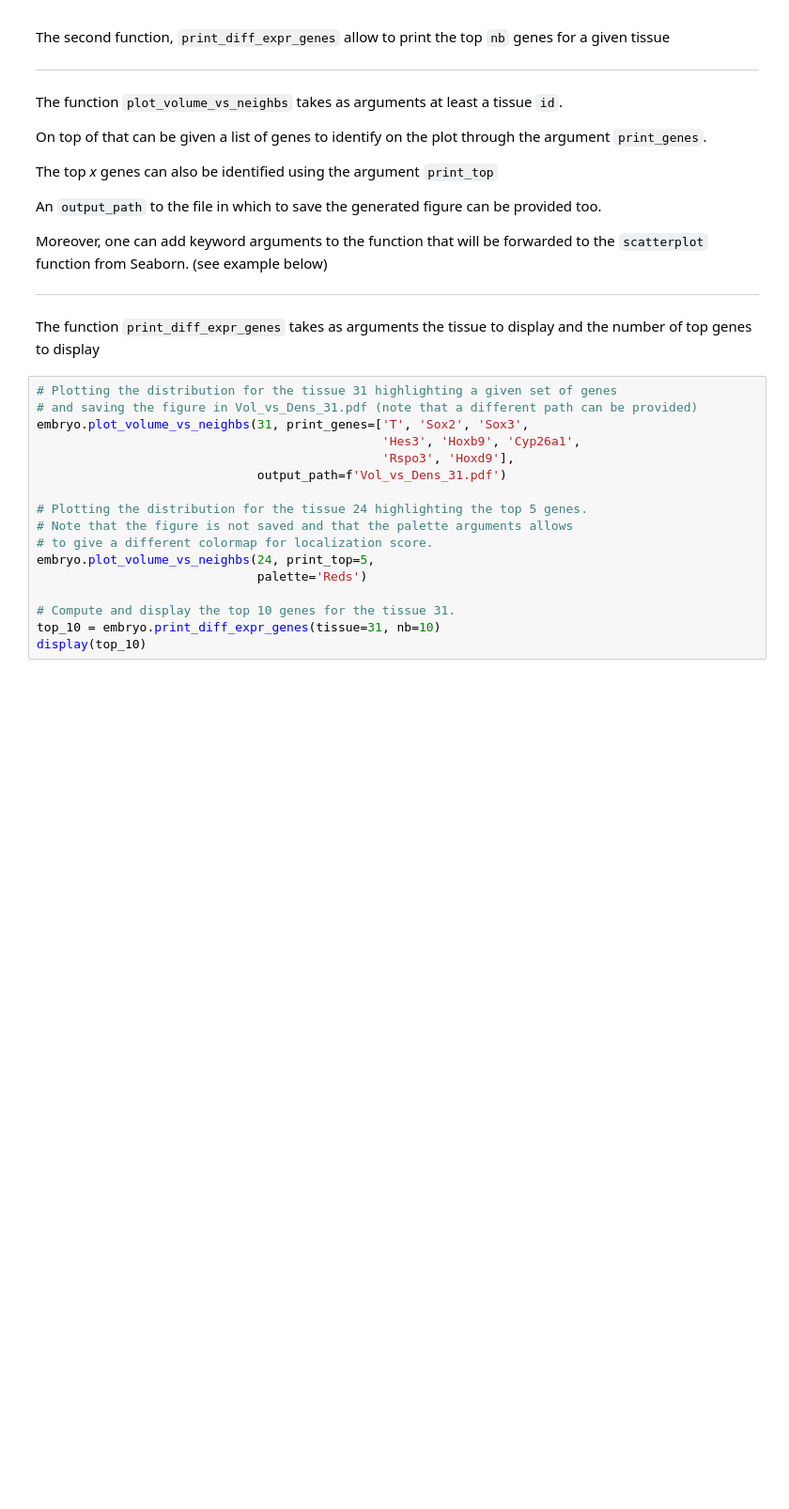
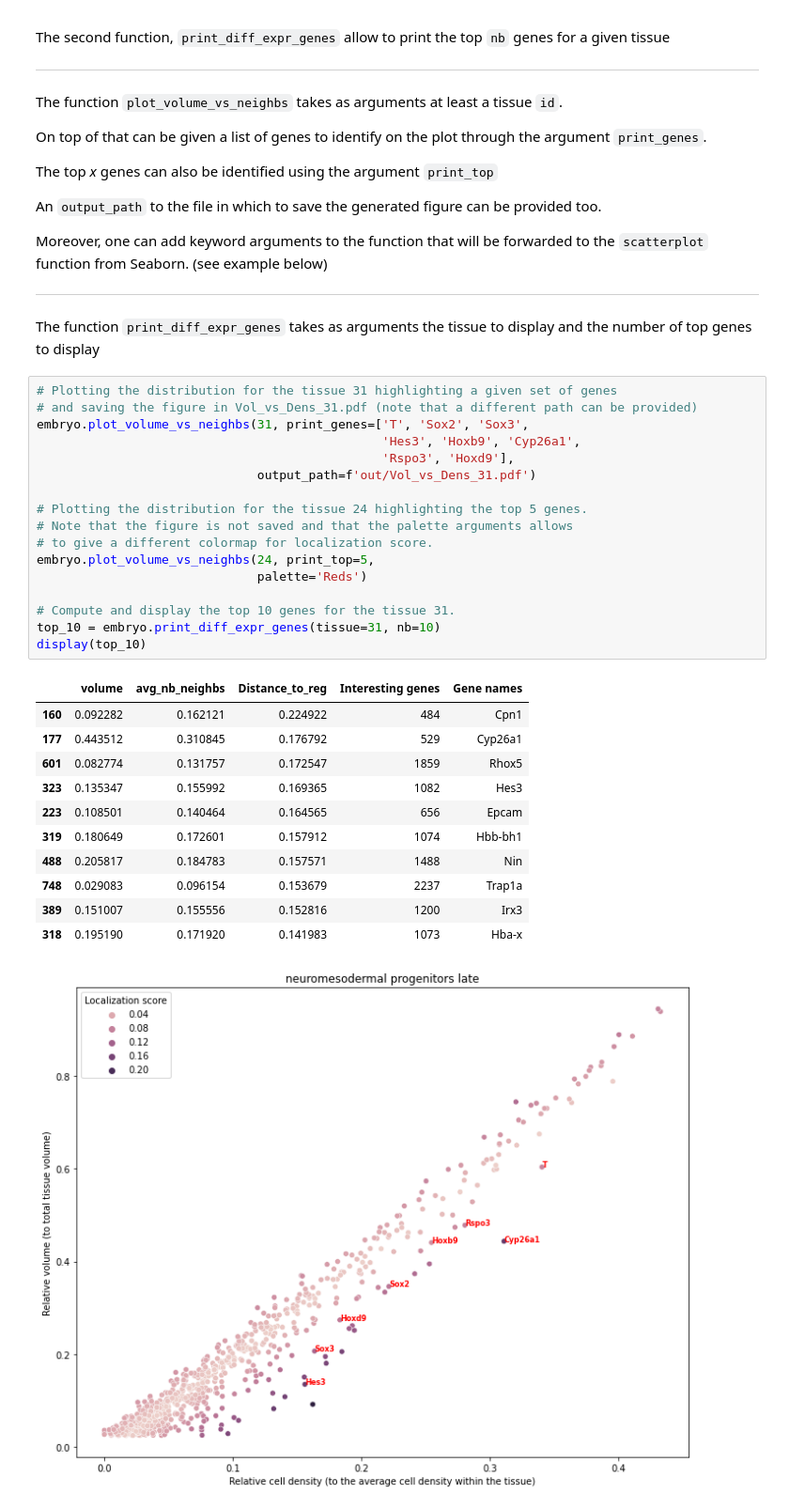
Before and after one commit to GuignardLab/sc3D, a Jupyter notebook: Spatial-differential-expression.ipynb, the cells around one changed output. Shown at 94% size. Drawn from its saved outputs; the diff is of its cells as text; blank space fills up the shorter version.

```diff
--- a/Spatial-differential-expression.ipynb
+++ b/Spatial-differential-expression.ipynb
@@ -121,17 +131,30 @@ The function `print_diff_expr_genes` takes as arguments the tissue to display an
 # %%
 # Plotting the distribution for the tissue 31 highlighting a given set of genes
 # and saving the figure in Vol_vs_Dens_31.pdf (note that a different path can be provided)
 embryo.plot_volume_vs_neighbs(31, print_genes=['T', 'Sox2', 'Sox3',
                                                'Hes3', 'Hoxb9', 'Cyp26a1',
                                                'Rspo3', 'Hoxd9'],
-                              output_path=f'Vol_vs_Dens_31.pdf')
+                              output_path=f'out/Vol_vs_Dens_31.pdf')
 
 # Plotting the distribution for the tissue 24 highlighting the top 5 genes.
 # Note that the figure is not saved and that the palette arguments allows
 # to give a different colormap for localization score.
 embryo.plot_volume_vs_neighbs(24, print_top=5,
                               palette='Reds')
 
 # Compute and display the top 10 genes for the tissue 31.
 top_10 = embryo.print_diff_expr_genes(tissue=31, nb=10)
 display(top_10)
+# %% [output]
+|  | volume | avg_nb_neighbs | Distance_to_reg | Interesting genes | Gene names |
+| 160 | 0.092282 | 0.162121 | 0.224922 | 484 | Cpn1 |
+| 177 | 0.443512 | 0.310845 | 0.176792 | 529 | Cyp26a1 |
+| 601 | 0.082774 | 0.131757 | 0.172547 | 1859 | Rhox5 |
+| 323 | 0.135347 | 0.155992 | 0.169365 | 1082 | Hes3 |
+| 223 | 0.108501 | 0.140464 | 0.164565 | 656 | Epcam |
+| 319 | 0.180649 | 0.172601 | 0.157912 | 1074 | Hbb-bh1 |
+| 488 | 0.205817 | 0.184783 | 0.157571 | 1488 | Nin |
+| 748 | 0.029083 | 0.096154 | 0.153679 | 2237 | Trap1a |
+| 389 | 0.151007 | 0.155556 | 0.152816 | 1200 | Irx3 |
+| 318 | 0.195190 | 0.171920 | 0.141983 | 1073 | Hba-x |
+[figure, added]
```
Also changed, not shown: parts of 3 cells of this notebook, 1 other file.
